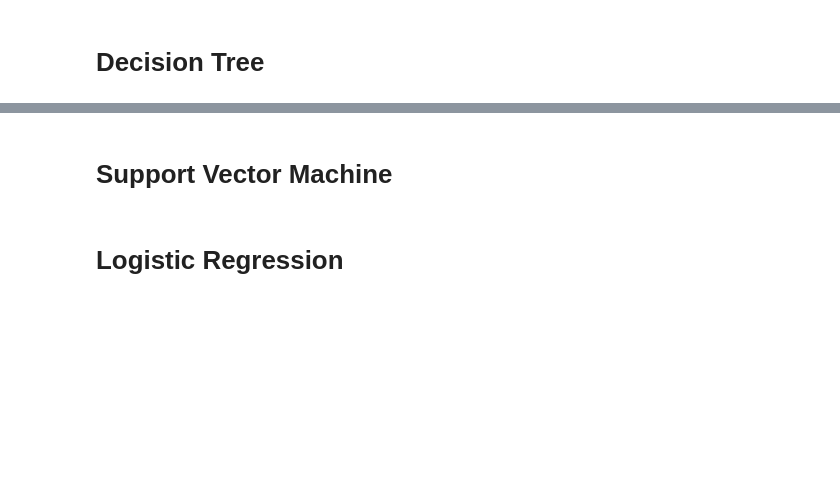
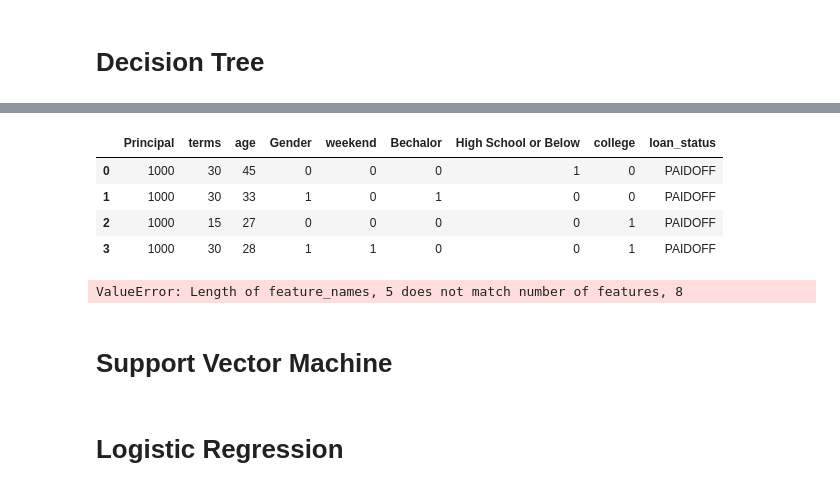
Before and after one commit to khanemc2/IBM_Capstone_project, a Jupyter notebook: The best Classifier.ipynb, the cells around one changed output, grey strips where cells are left out. Drawn from its saved outputs; the diff is of its cells as text; code cells hidden in the pictures; blank space fills up the shorter version.

```diff
--- a/The best Classifier.ipynb
+++ b/The best Classifier.ipynb
@@ -269,3 +496,27 @@ Notice: You should find the best k to build the model with the best accuracy.
+# %%
+Feature
+my_data=Feature #X Variables
+my_data['loan_status']=df['loan_status'] # target variables
+my_data.head(4)
+# %% [output]
+|  | Principal | terms | age | Gender | weekend | Bechalor | High School or Below | college | loan_status |
+| 0 | 1000 | 30 | 45 | 0 | 0 | 0 | 1 | 0 | PAIDOFF |
+| 1 | 1000 | 30 | 33 | 1 | 0 | 1 | 0 | 0 | PAIDOFF |
+| 2 | 1000 | 15 | 27 | 0 | 0 | 0 | 0 | 1 | PAIDOFF |
+| 3 | 1000 | 30 | 28 | 1 | 1 | 0 | 0 | 1 | PAIDOFF |
+# %%
+dot_data = StringIO()
+filename = "loantree.png"
+featureNames = my_data.columns[0:5]
+targetNames = my_data["loan_status"].unique().tolist()
+out=tree.export_graphviz(loanTree,feature_names=featureNames, out_file=dot_data, class_names= np.unique(y_trainset), filled=True,  special_characters=True,rotate=False)
+graph = pydotplus.graph_from_dot_data(dot_data.getvalue())
+graph.write_png(filename)
+img = mpimg.imread(filename)
+plt.figure(figsize=(100, 200))
+plt.imshow(img,interpolation='nearest')
+# %% [output]
+ValueError: Length of feature_names, 5 does not match number of features, 8
 # %% [markdown]
 # Support Vector Machine
 # %% [markdown]
```
Also changed, not shown: parts of 36 cells of this notebook.
